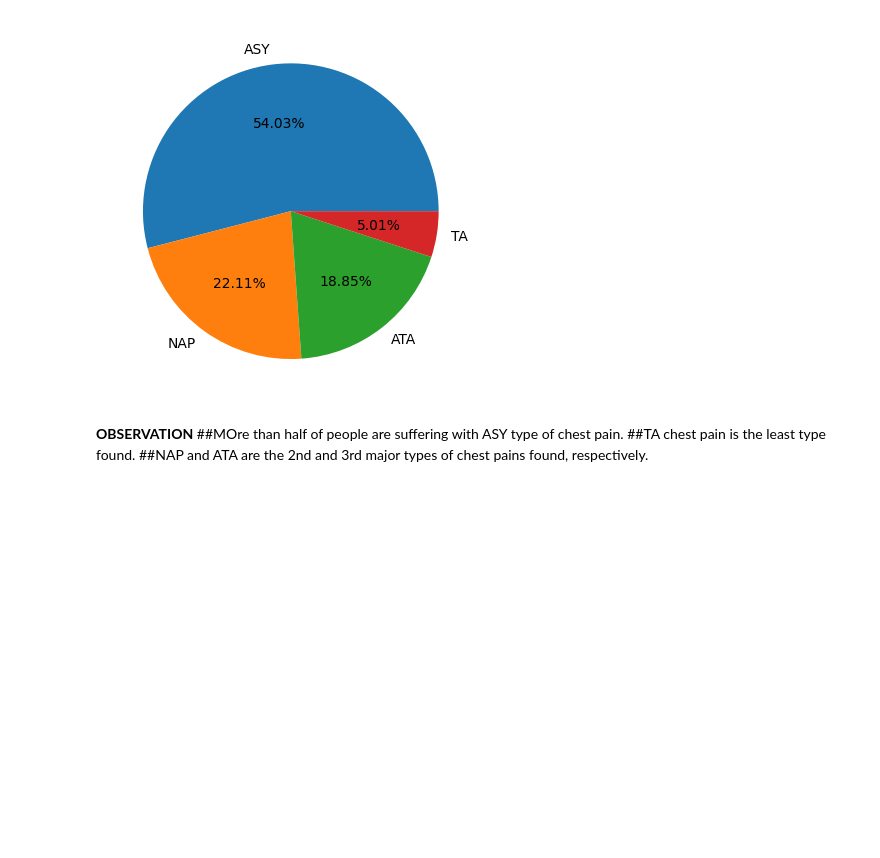
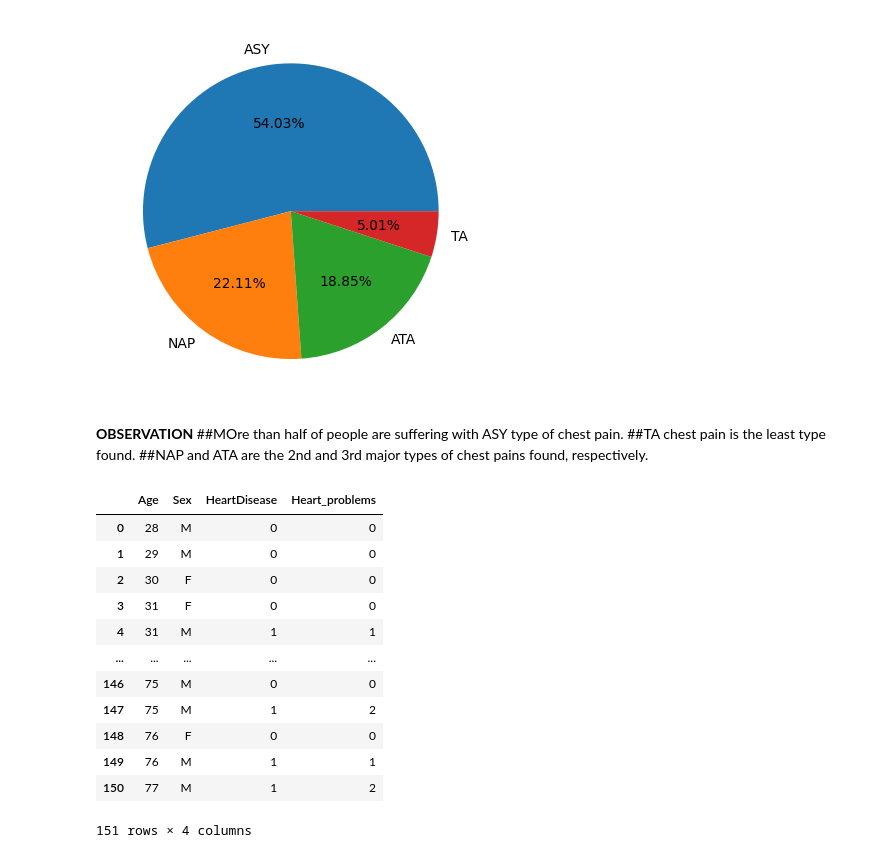
Before and after one commit to AnshulKumar79/Revising-Python-and-OOPs, a Jupyter notebook: Exploratory_data_analysis.ipynb, the cells around one changed output. Cells and saved outputs as stored; diff of their text form; code cells hidden in the pictures; blank space fills up the shorter version.

```diff
--- a/Exploratory_data_analysis.ipynb
+++ b/Exploratory_data_analysis.ipynb
@@ -148,3 +148,22 @@ plt.pie(chest_pain_freq, labels=chest_pain_types,autopct="%1.2f%%")
 ##MOre than half of people are suffering with ASY type of chest pain.
 ##TA chest pain is the least type found.
 ##NAP and ATA are the 2nd and 3rd major types of chest pains found, respectively.
+# %%
+#finding some more relations
+heart_problems=df.groupby(["Age","Sex","HeartDisease"]).size().reset_index().rename(columns={0:"Heart_problems"})
+heart_problems.loc[heart_problems["HeartDisease"] == 0, "Heart_problems"] = 0
+heart_problems
+# %% [output]
+|  | Age | Sex | HeartDisease | Heart_problems |
+| 0 | 28 | M | 0 | 0 |
+| 1 | 29 | M | 0 | 0 |
+| 2 | 30 | F | 0 | 0 |
+| 3 | 31 | F | 0 | 0 |
+| 4 | 31 | M | 1 | 1 |
+| ... | ... | ... | ... | ... |
+| 146 | 75 | M | 0 | 0 |
+| 147 | 75 | M | 1 | 2 |
+| 148 | 76 | F | 0 | 0 |
+| 149 | 76 | M | 1 | 1 |
+| 150 | 77 | M | 1 | 2 |
+151 rows × 4 columns
```
Also changed, not shown: parts of 3 cells of this notebook.
